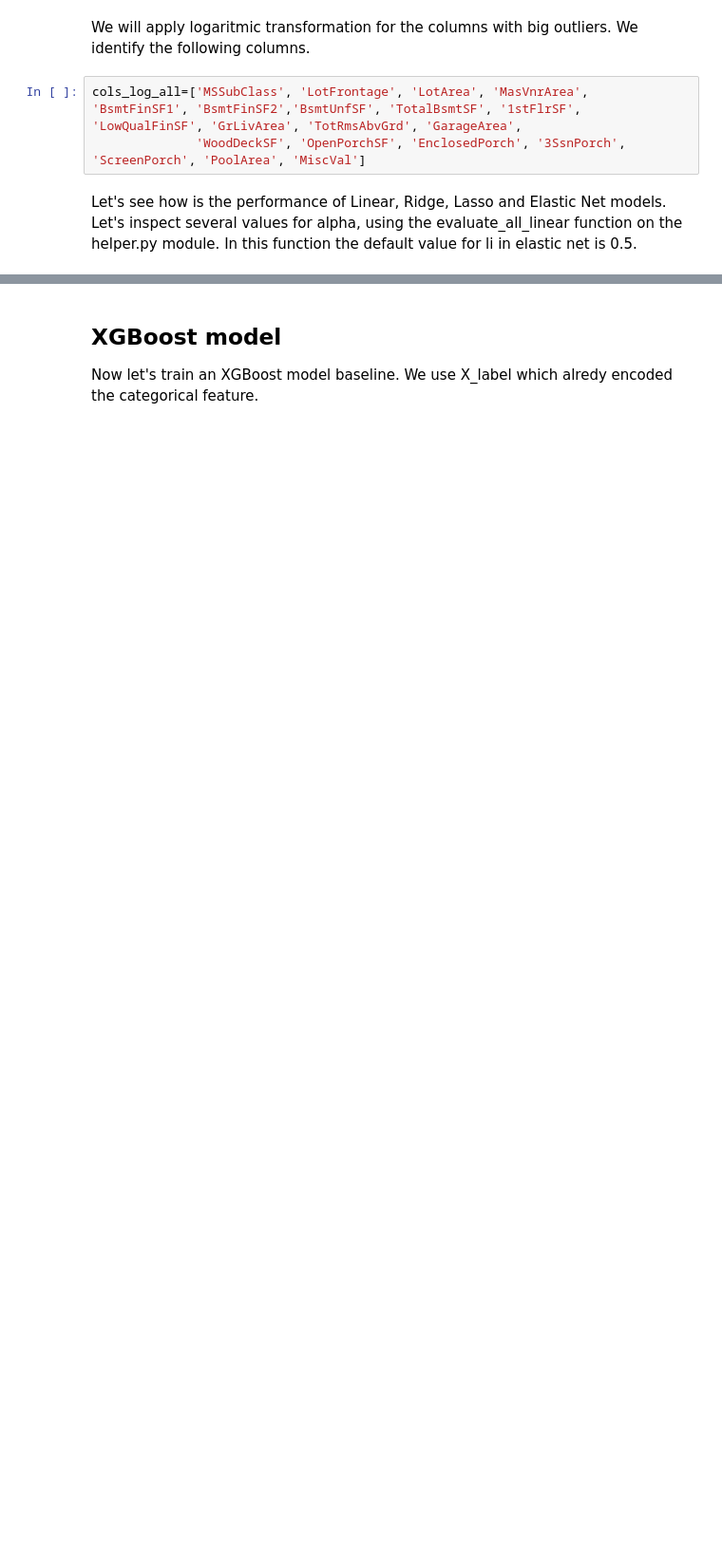
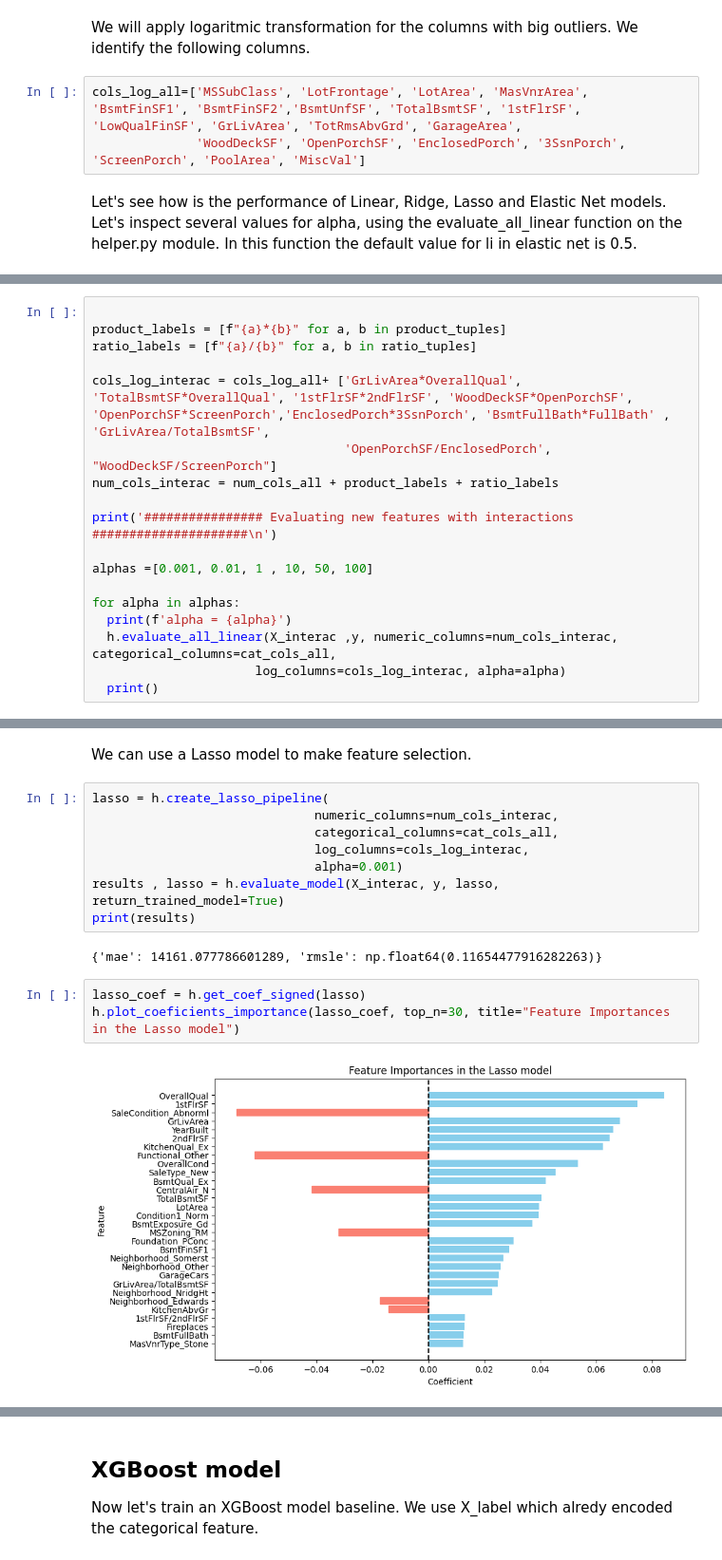
Before and after one commit to Jsrodrigue/House-Prices---Advanced-Regression-Techniques, a Jupyter notebook: notebooks/house_prices_model_selection.ipynb, the cells around one changed output, grey strips where cells are left out. Shown at 95% size. Cells and saved outputs as stored; diff of their text form; blank space fills up the shorter version.

Commit message:
Updating model selection notebook and adding helper

```diff
--- a/notebooks/house_prices_model_selection.ipynb
+++ b/notebooks/house_prices_model_selection.ipynb
@@ -516,0 +125,18 @@ _, _, elastic_onehot = evaluate_model(X, y, elastic_onehot, return_trained_model
+# %%
+
+product_labels = [f"{a}*{b}" for a, b in product_tuples]
+ratio_labels = [f"{a}/{b}" for a, b in ratio_tuples]
+
+cols_log_interac = cols_log_all+ ['GrLivArea*OverallQual', 'TotalBsmtSF*OverallQual', '1stFlrSF*2ndFlrSF', 'WoodDeckSF*OpenPorchSF', 'OpenPorchSF*ScreenPorch','EnclosedPorch*3SsnPorch', 'BsmtFullBath*FullBath' , 'GrLivArea/TotalBsmtSF',
+                                  'OpenPorchSF/EnclosedPorch', "WoodDeckSF/ScreenPorch"]
+num_cols_interac = num_cols_all + product_labels + ratio_labels
+
+print('################ Evaluating new features with interactions #####################\n')
+
+alphas =[0.001, 0.01, 1 , 10, 50, 100]
+
+for alpha in alphas:
+  print(f'alpha = {alpha}')
+  h.evaluate_all_linear(X_interac ,y, numeric_columns=num_cols_interac, categorical_columns=cat_cols_all,
+                      log_columns=cols_log_interac, alpha=alpha)
+  print()
@@ -516,0 +161,17 @@ _, _, elastic_onehot = evaluate_model(X, y, elastic_onehot, return_trained_model
+# %% [markdown]
+We can use a Lasso model to make feature selection.
+# %%
+lasso = h.create_lasso_pipeline(
+                              numeric_columns=num_cols_interac,
+                              categorical_columns=cat_cols_all,
+                              log_columns=cols_log_interac,
+                              alpha=0.001)
+results , lasso = h.evaluate_model(X_interac, y, lasso, return_trained_model=True)
+print(results)
+# %% [output]
+{'mae': 14161.077786601289, 'rmsle': np.float64(0.11654477916282263)}
+# %%
+lasso_coef = h.get_coef_signed(lasso)
+h.plot_coeficients_importance(lasso_coef, top_n=30, title="Feature Importances in the Lasso model")
+# %% [output]
+[figure, added]
```
Also changed, not shown: parts of 66 cells of this notebook, 1 other file.
